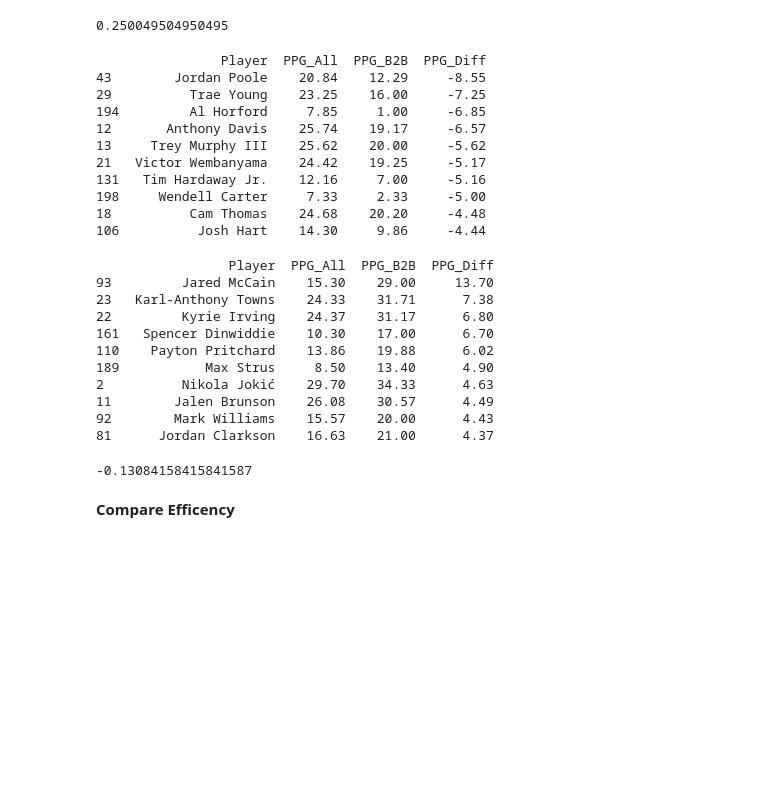
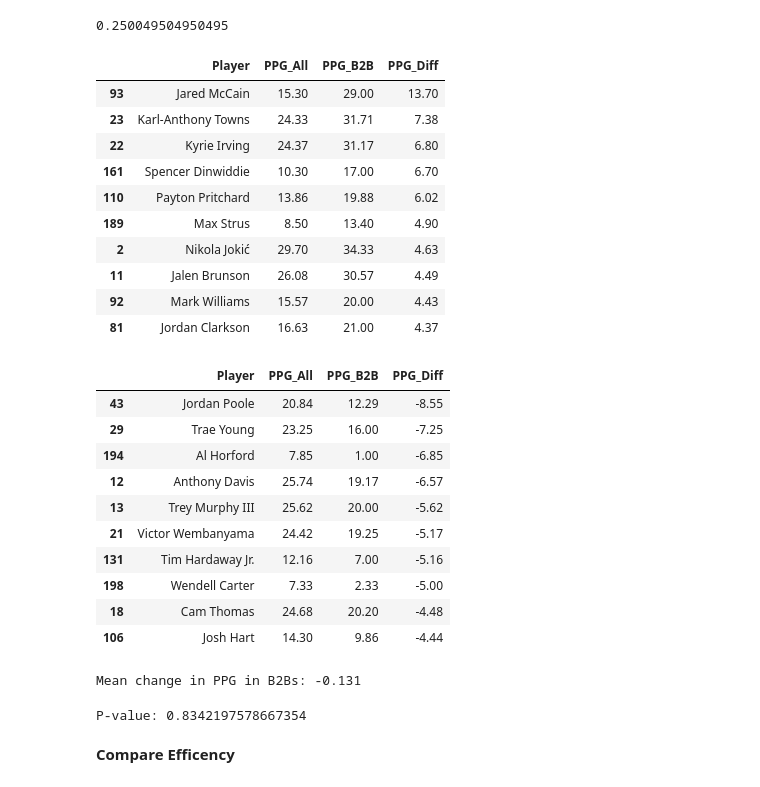
Before and after one commit to Ryan-Siglag/NBA-Back-To-Back-Analysis, a Jupyter notebook: NBA_B2B.ipynb, the cells around one changed output. Saved outputs shown, nothing was run; the diff lists cells and outputs as text; code cells hidden in the pictures; blank space fills up the shorter version.

```diff
--- a/NBA_B2B.ipynb
+++ b/NBA_B2B.ipynb
@@ -322,40 +322,45 @@ print(starter_comp[['Player', 'MPG_All', 'MPG_B2B', 'MPG_Diff']].head(10))
 print(starter_comp['MPG_Diff'].mean())
 # %% [output]
 0.250049504950495
+# %%
+starter_comp = starter_comp.sort_values(by='PPG_Diff', ascending=False)
+starter_comp[['Player', 'PPG_All', 'PPG_B2B', 'PPG_Diff']].head(10)
+# %% [output]
+|  | Player | PPG_All | PPG_B2B | PPG_Diff |
+| 93 | Jared McCain | 15.30 | 29.00 | 13.70 |
+| 23 | Karl-Anthony Towns | 24.33 | 31.71 | 7.38 |
+| 22 | Kyrie Irving | 24.37 | 31.17 | 6.80 |
+| 161 | Spencer Dinwiddie | 10.30 | 17.00 | 6.70 |
+| 110 | Payton Pritchard | 13.86 | 19.88 | 6.02 |
+| 189 | Max Strus | 8.50 | 13.40 | 4.90 |
+| 2 | Nikola Jokić | 29.70 | 34.33 | 4.63 |
+| 11 | Jalen Brunson | 26.08 | 30.57 | 4.49 |
+| 92 | Mark Williams | 15.57 | 20.00 | 4.43 |
+| 81 | Jordan Clarkson | 16.63 | 21.00 | 4.37 |
 # %%
 starter_comp = starter_comp.sort_values(by='PPG_Diff')
-print(starter_comp[['Player', 'PPG_All', 'PPG_B2B', 'PPG_Diff']].head(10))
+starter_comp[['Player', 'PPG_All', 'PPG_B2B', 'PPG_Diff']].head(10)
 # %% [output]
-                Player  PPG_All  PPG_B2B  PPG_Diff
-43        Jordan Poole    20.84    12.29     -8.55
-29          Trae Young    23.25    16.00     -7.25
-194         Al Horford     7.85     1.00     -6.85
-12       Anthony Davis    25.74    19.17     -6.57
-13     Trey Murphy III    25.62    20.00     -5.62
-21   Victor Wembanyama    24.42    19.25     -5.17
-131   Tim Hardaway Jr.    12.16     7.00     -5.16
-198     Wendell Carter     7.33     2.33     -5.00
-18          Cam Thomas    24.68    20.20     -4.48
-106          Josh Hart    14.30     9.86     -4.44
+|  | Player | PPG_All | PPG_B2B | PPG_Diff |
+| 43 | Jordan Poole | 20.84 | 12.29 | -8.55 |
+| 29 | Trae Young | 23.25 | 16.00 | -7.25 |
+| 194 | Al Horford | 7.85 | 1.00 | -6.85 |
+| 12 | Anthony Davis | 25.74 | 19.17 | -6.57 |
+| 13 | Trey Murphy III | 25.62 | 20.00 | -5.62 |
+| 21 | Victor Wembanyama | 24.42 | 19.25 | -5.17 |
+| 131 | Tim Hardaway Jr. | 12.16 | 7.00 | -5.16 |
+| 198 | Wendell Carter | 7.33 | 2.33 | -5.00 |
+| 18 | Cam Thomas | 24.68 | 20.20 | -4.48 |
+| 106 | Josh Hart | 14.30 | 9.86 | -4.44 |
-# %%
-starter_comp = starter_comp.sort_values(by='PPG_Diff', ascending=False)
-print(starter_comp[['Player', 'PPG_All', 'PPG_B2B', 'PPG_Diff']].head(10))
-# %% [output]
-                 Player  PPG_All  PPG_B2B  PPG_Diff
-93         Jared McCain    15.30    29.00     13.70
-23   Karl-Anthony Towns    24.33    31.71      7.38
-22         Kyrie Irving    24.37    31.17      6.80
-161   Spencer Dinwiddie    10.30    17.00      6.70
-110    Payton Pritchard    13.86    19.88      6.02
-189           Max Strus     8.50    13.40      4.90
-2          Nikola Jokić    29.70    34.33      4.63
-11        Jalen Brunson    26.08    30.57      4.49
-92        Mark Williams    15.57    20.00      4.43
-81      Jordan Clarkson    16.63    21.00      4.37
 # %%
-print(starter_comp['PPG_Diff'].mean())
+print("Mean change in PPG in B2Bs: " + str(starter_comp['PPG_Diff'].mean().round(3)))
 # %% [output]
--0.13084158415841587
+Mean change in PPG in B2Bs: -0.131
+# %%
+t_statistic, p_value = stats.ttest_ind(starter_comp['PPG_All'], starter_comp['PPG_B2B'])
+print(f"P-value: {p_value}")
+# %% [output]
+P-value: 0.8342197578667354
 # %% [markdown]
 **Compare Efficency**
 # %%
```
Also changed, not shown: parts of 4 cells of this notebook.
